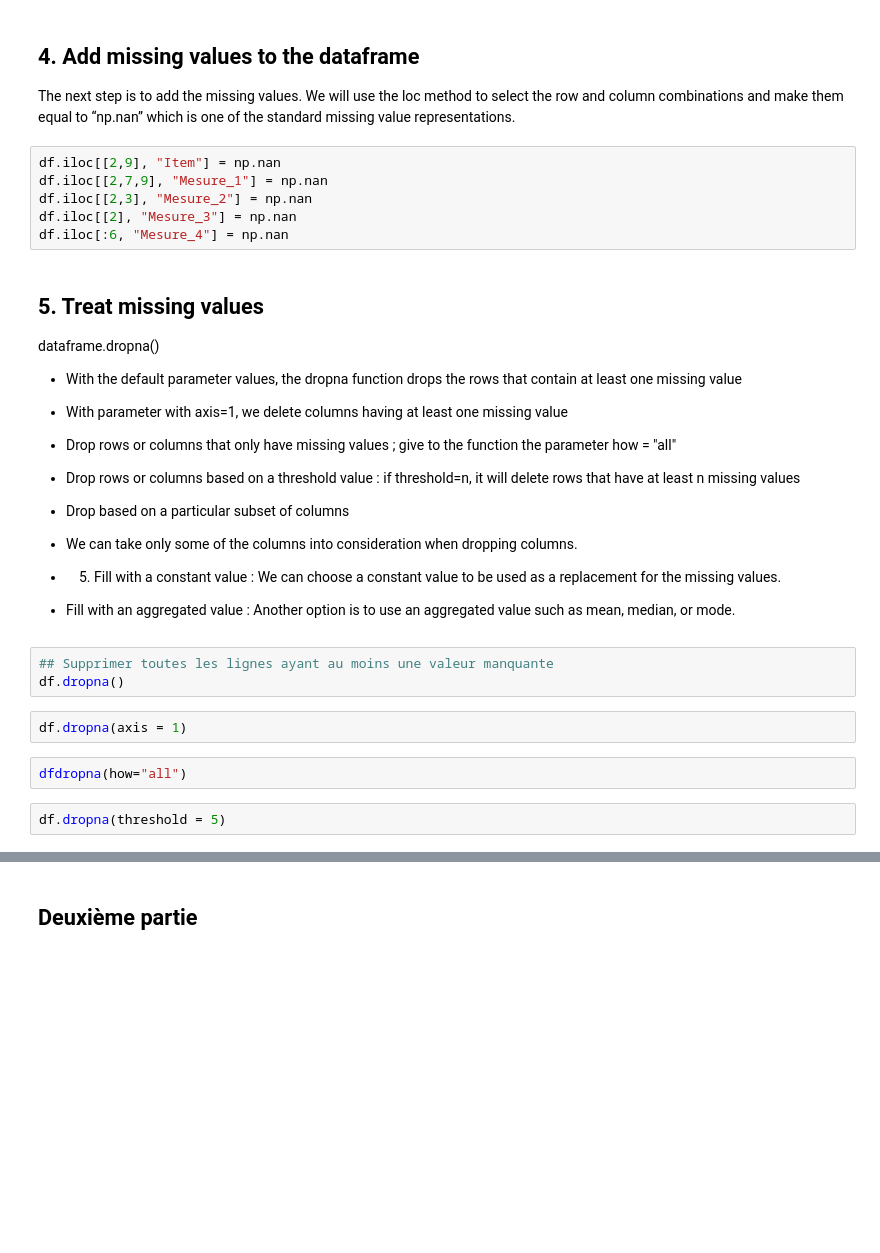
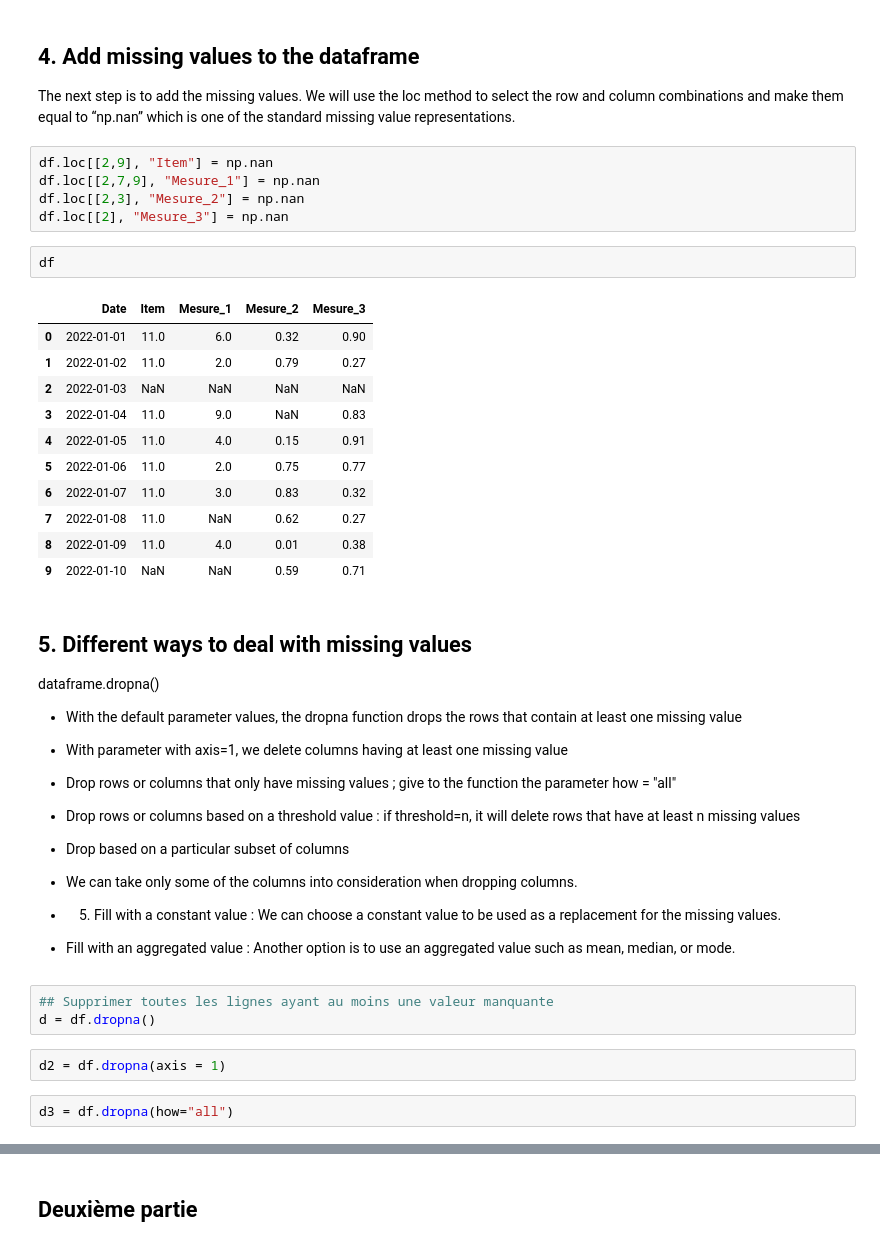
Before and after one commit to iassenegal221/Notebooks-formations-IAS, a Jupyter notebook: Machine Learning/Cours ML 3/Cours_Machine_Learning_3_le_06_02_2022.ipynb, the cells around one changed output, grey strips where cells are left out. Drawn from its saved outputs; the diff is of its cells as text; blank space fills up the shorter version.

```diff
--- a/Machine Learning/Cours ML 3/Cours_Machine_Learning_3_le_06_02_2022.ipynb
+++ b/Machine Learning/Cours ML 3/Cours_Machine_Learning_3_le_06_02_2022.ipynb
@@ -47,13 +47,26 @@ df
 
 The next step is to add the missing values. We will use the loc method to select the row and column combinations and make them equal to “np.nan” which is one of the standard missing value representations.
 # %%
-df.iloc[[2,9], "Item"] = np.nan
-df.iloc[[2,7,9], "Mesure_1"] = np.nan
-df.iloc[[2,3], "Mesure_2"] = np.nan
-df.iloc[[2], "Mesure_3"] = np.nan
-df.iloc[:6, "Mesure_4"] = np.nan
+df.loc[[2,9], "Item"] = np.nan
+df.loc[[2,7,9], "Mesure_1"] = np.nan
+df.loc[[2,3], "Mesure_2"] = np.nan
+df.loc[[2], "Mesure_3"] = np.nan
+# %%
+df
+# %% [output]
+|  | Date | Item | Mesure_1 | Mesure_2 | Mesure_3 |
+| 0 | 2022-01-01 | 11.0 | 6.0 | 0.32 | 0.90 |
+| 1 | 2022-01-02 | 11.0 | 2.0 | 0.79 | 0.27 |
+| 2 | 2022-01-03 | NaN | NaN | NaN | NaN |
+| 3 | 2022-01-04 | 11.0 | 9.0 | NaN | 0.83 |
+| 4 | 2022-01-05 | 11.0 | 4.0 | 0.15 | 0.91 |
+| 5 | 2022-01-06 | 11.0 | 2.0 | 0.75 | 0.77 |
+| 6 | 2022-01-07 | 11.0 | 3.0 | 0.83 | 0.32 |
+| 7 | 2022-01-08 | 11.0 | NaN | 0.62 | 0.27 |
+| 8 | 2022-01-09 | 11.0 | 4.0 | 0.01 | 0.38 |
+| 9 | 2022-01-10 | NaN | NaN | 0.59 | 0.71 |
 # %% [markdown]
-## 5. Treat missing values
+## 5. Different ways to deal with missing values
 
 dataframe.dropna()
 
@@ -74,10 +87,8 @@ dataframe.dropna()
 *  Fill with an aggregated value : Another option is to use an aggregated value such as mean, median, or mode.
 # %%
 ## Supprimer toutes les lignes ayant au moins une valeur manquante
-df.dropna()
+d = df.dropna()
 # %%
-df.dropna(axis = 1)
+d2 = df.dropna(axis = 1)
 # %%
-dfdropna(how="all")
+d3 = df.dropna(how="all")
-# %%
-df.dropna(threshold = 5)
```
Also changed, not shown: parts of 8 cells of this notebook.
